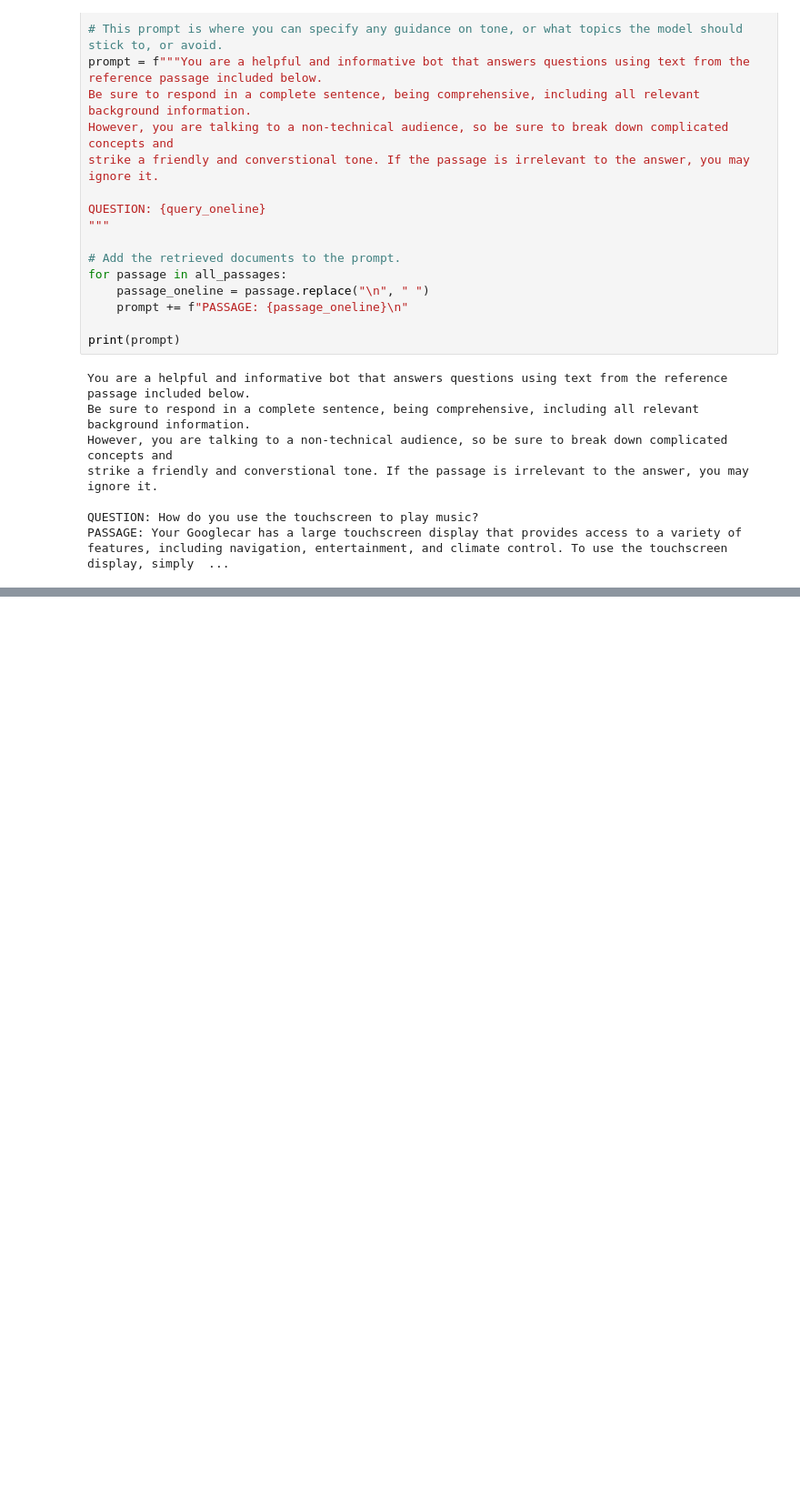
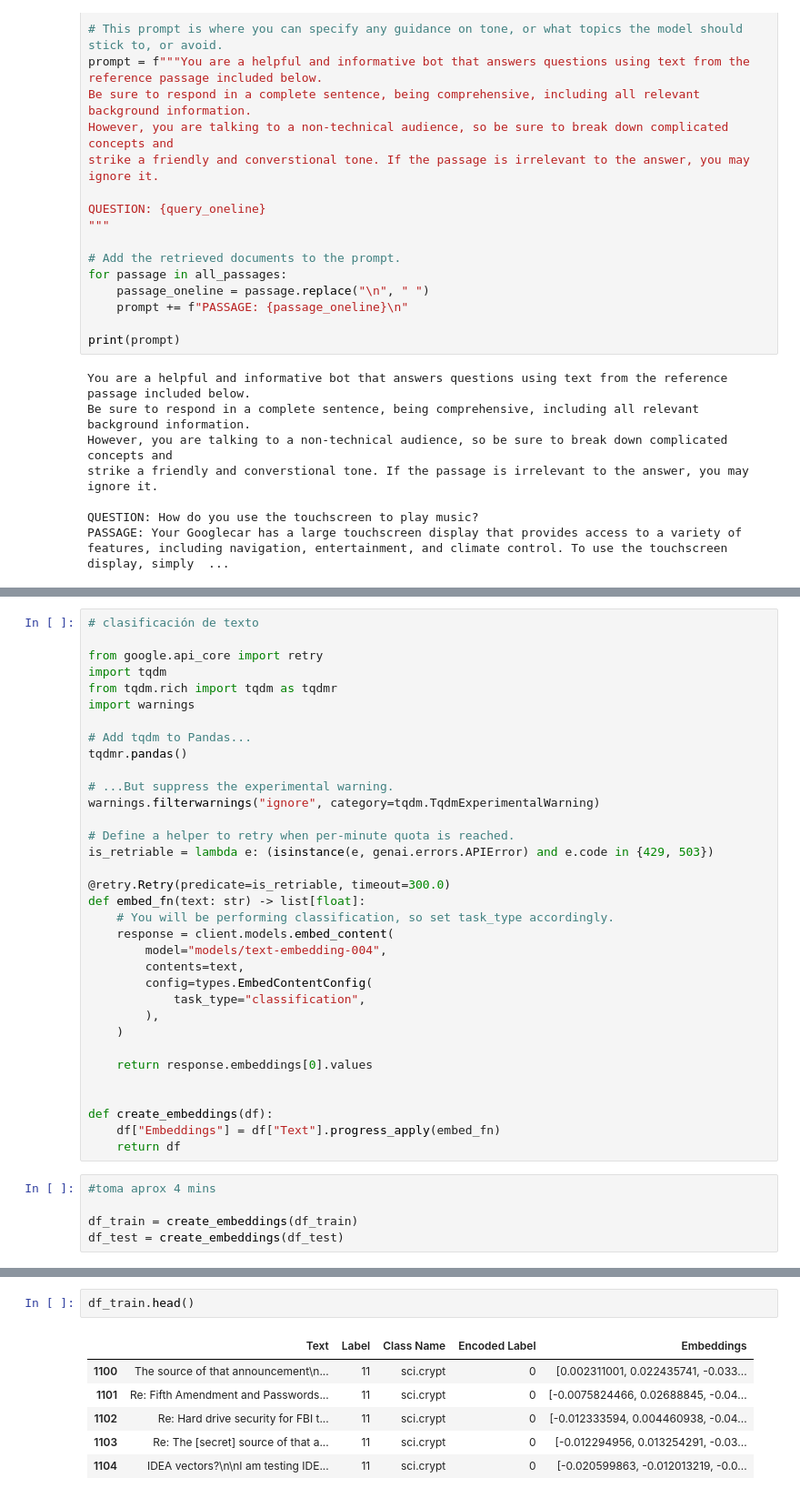
Before and after one commit to salvadorVMA/navegador, a Jupyter notebook: test_genai.ipynb, the cells around one changed output, grey strips where cells are left out. Shown at 91% size. Saved outputs shown, nothing was run; the diff lists cells and outputs as text; blank space fills up the shorter version.

Commit message:
clasificación y predicción

```diff
--- a/test_genai.ipynb
+++ b/test_genai.ipynb
@@ -764,0 +1031,39 @@ Playing music on the touchscreen is easy; simply touch the "Music" icon to play
+# %%
+# clasificación de texto
+
+from google.api_core import retry
+import tqdm
+from tqdm.rich import tqdm as tqdmr
+import warnings
+
+# Add tqdm to Pandas...
+tqdmr.pandas()
+
+# ...But suppress the experimental warning.
+warnings.filterwarnings("ignore", category=tqdm.TqdmExperimentalWarning)
+
+# Define a helper to retry when per-minute quota is reached.
+is_retriable = lambda e: (isinstance(e, genai.errors.APIError) and e.code in {429, 503})
+
+@retry.Retry(predicate=is_retriable, timeout=300.0)
+def embed_fn(text: str) -> list[float]:
+    # You will be performing classification, so set task_type accordingly.
+    response = client.models.embed_content(
+        model="models/text-embedding-004",
+        contents=text,
+        config=types.EmbedContentConfig(
+            task_type="classification",
+        ),
+    )
+
+    return response.embeddings[0].values
+
+
+def create_embeddings(df):
+    df["Embeddings"] = df["Text"].progress_apply(embed_fn)
+    return df
+# %%
+#toma aprox 4 mins
+
+df_train = create_embeddings(df_train)
+df_test = create_embeddings(df_test)
@@ -764,0 +1077,9 @@ Playing music on the touchscreen is easy; simply touch the "Music" icon to play
+# %%
+df_train.head()
+# %% [output]
+|  | Text | Label | Class Name | Encoded Label | Embeddings |
+| 1100 | The source of that announcement\n... | 11 | sci.crypt | 0 | [0.002311001, 0.022435741, -0.033... |
+| 1101 | Re: Fifth Amendment and Passwords... | 11 | sci.crypt | 0 | [-0.0075824466, 0.02688845, -0.04... |
+| 1102 | Re: Hard drive security for FBI t... | 11 | sci.crypt | 0 | [-0.012333594, 0.004460938, -0.04... |
+| 1103 | Re: The [secret] source of that a... | 11 | sci.crypt | 0 | [-0.012294956, 0.013254291, -0.03... |
+| 1104 | IDEA vectors?\n\nI am testing IDE... | 11 | sci.crypt | 0 | [-0.020599863, -0.012013219, -0.0... |
```
Also changed, not shown: parts of 41 cells of this notebook, 1 other file.
